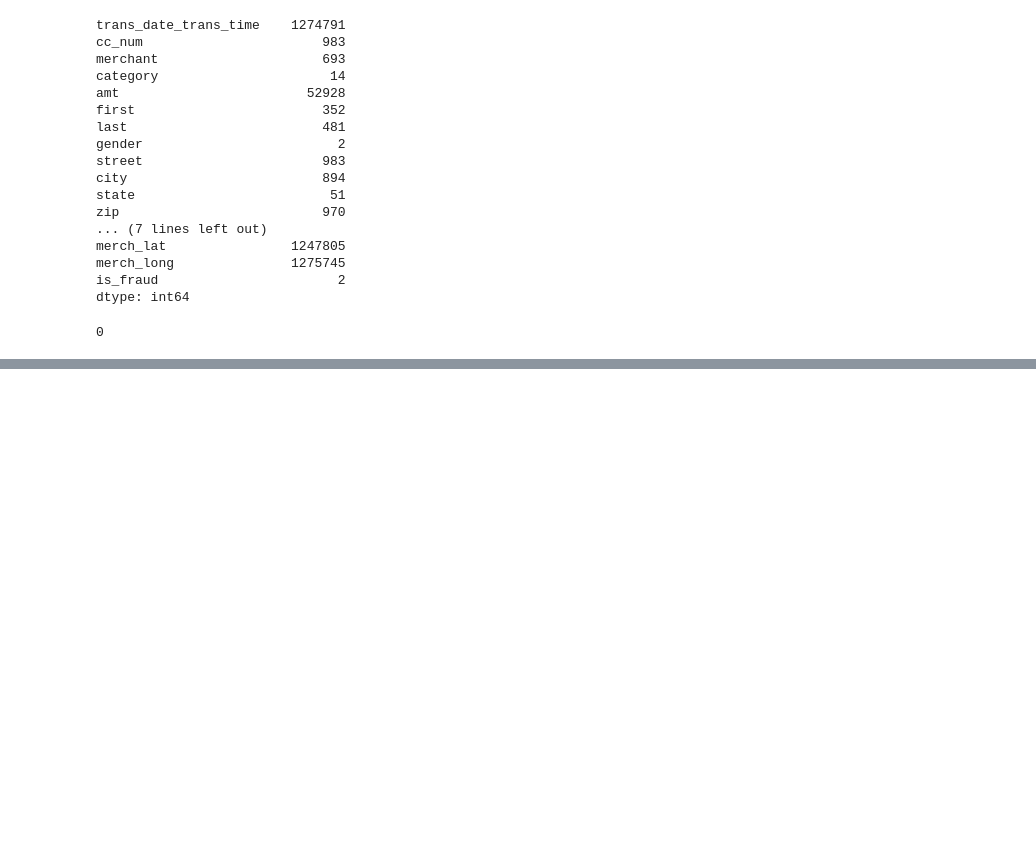
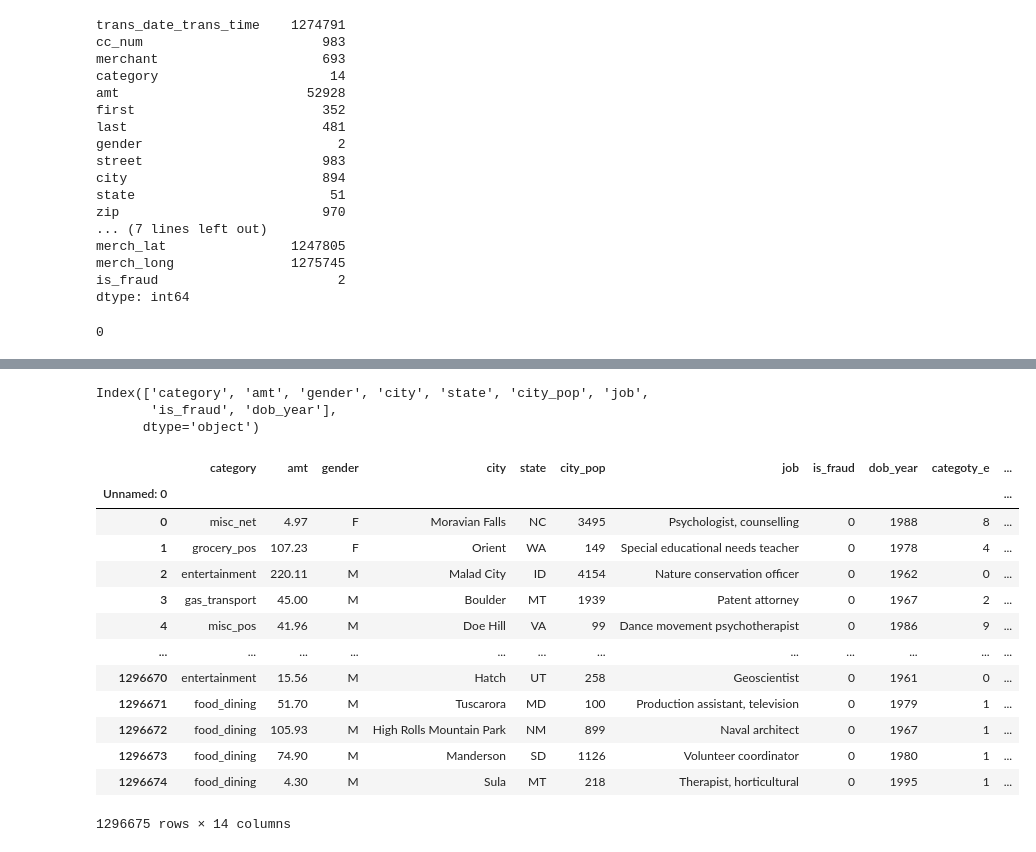
Before and after one commit to candobettercode/codsoft, a Jupyter notebook: credit_card_fraud_detection/Credit-card-Fraud-Detection.ipynb, the cells around one changed output, grey strips where cells are left out. Saved outputs shown, nothing was run; the diff lists cells and outputs as text; code cells hidden in the pictures; blank space fills up the shorter version.

```diff
--- a/credit_card_fraud_detection/Credit-card-Fraud-Detection.ipynb
+++ b/credit_card_fraud_detection/Credit-card-Fraud-Detection.ipynb
@@ -158,0 +174,2 @@ len(data) - len(data.dropna())
+# %%
+data['dob_year'] = data['dob'].str.split('-').str[0]
@@ -158,0 +209,6 @@ len(data) - len(data.dropna())
+# %%
+data.columns
+# %% [output]
+Index(['category', 'amt', 'gender', 'city', 'state', 'city_pop', 'job',
+       'is_fraud', 'dob_year'],
+      dtype='object')
@@ -158,0 +217,26 @@ len(data) - len(data.dropna())
+# %%
+lbe = LabelEncoder()
+# %%
+data['categoty_e']=lbe.fit_transform(data['category'])
+data['gender_e']=lbe.fit_transform(data['gender'])
+data['city_e']=lbe.fit_transform(data['city'])
+data['state_e']=lbe.fit_transform(data['state'])
+data['city_e']=lbe.fit_transform(data['city'])
+data['job_e']=lbe.fit_transform(data['job'])
+# %%
+data
+# %% [output]
+|  | category | amt | gender | city | state | city_pop | job | is_fraud | dob_year | categoty_e | ... |
+| Unnamed: 0 |  |  |  |  |  |  |  |  |  |  | ... |
+| 0 | misc_net | 4.97 | F | Moravian Falls | NC | 3495 | Psychologist, counselling | 0 | 1988 | 8 | ... |
+| 1 | grocery_pos | 107.23 | F | Orient | WA | 149 | Special educational needs teacher | 0 | 1978 | 4 | ... |
+| 2 | entertainment | 220.11 | M | Malad City | ID | 4154 | Nature conservation officer | 0 | 1962 | 0 | ... |
+| 3 | gas_transport | 45.00 | M | Boulder | MT | 1939 | Patent attorney | 0 | 1967 | 2 | ... |
+| 4 | misc_pos | 41.96 | M | Doe Hill | VA | 99 | Dance movement psychotherapist | 0 | 1986 | 9 | ... |
+| ... | ... | ... | ... | ... | ... | ... | ... | ... | ... | ... | ... |
+| 1296670 | entertainment | 15.56 | M | Hatch | UT | 258 | Geoscientist | 0 | 1961 | 0 | ... |
+| 1296671 | food_dining | 51.70 | M | Tuscarora | MD | 100 | Production assistant, television | 0 | 1979 | 1 | ... |
+| 1296672 | food_dining | 105.93 | M | High Rolls Mountain Park | NM | 899 | Naval architect | 0 | 1967 | 1 | ... |
+| 1296673 | food_dining | 74.90 | M | Manderson | SD | 1126 | Volunteer coordinator | 0 | 1980 | 1 | ... |
+| 1296674 | food_dining | 4.30 | M | Sula | MT | 218 | Therapist, horticultural | 0 | 1995 | 1 | ... |
+1296675 rows × 14 columns
```
Also changed, not shown: parts of 9 cells of this notebook.
